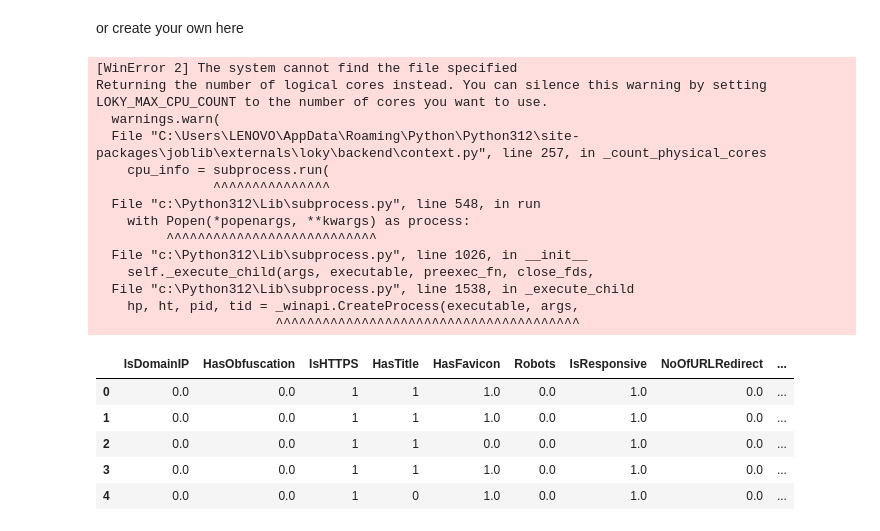
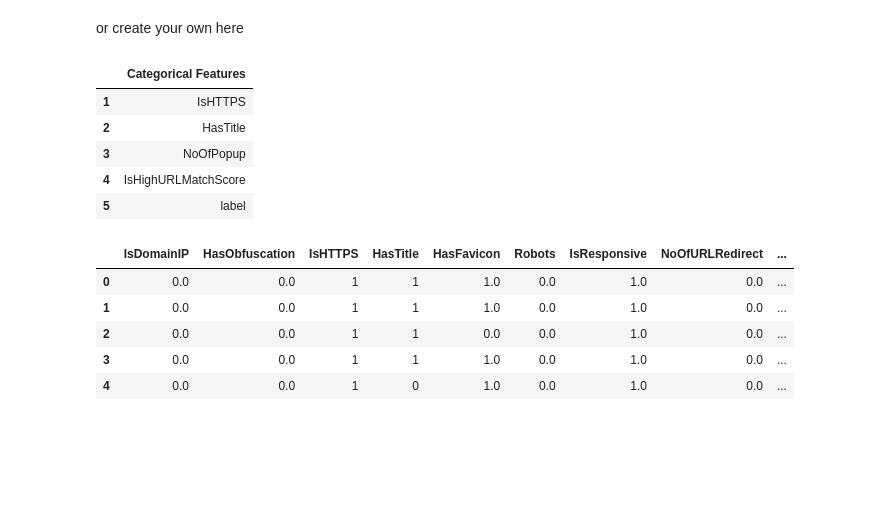
Before and after one commit to rickywijayaaa/Tubes2DAI, a Jupyter notebook: IF3070_DAI___Tugas_Besar_2_Notebook_Template.ipynb, the cells around one changed output. Cells and saved outputs as stored; diff of their text form; code cells hidden in the pictures; blank space fills up the shorter version.

Commit message:
check 1

```diff
--- a/IF3070_DAI___Tugas_Besar_2_Notebook_Template.ipynb
+++ b/IF3070_DAI___Tugas_Besar_2_Notebook_Template.ipynb
@@ -878,24 +864,34 @@ train_set.columns = train_set.columns.str.strip()
 # %%
 X_train = train_set.drop(['label'], axis=1)
 y_train = train_set['label']
-# %%
-# Perform resampling
-X_train, y_train = balance_classes(X_train, y_train)
-# %% [output]
-[WinError 2] The system cannot find the file specified
-Returning the number of logical cores instead. You can silence this warning by setting LOKY_MAX_CPU_COUNT to the number of cores you want to use.
-  warnings.warn(
-  File "C:\Users\LENOVO\AppData\Roaming\Python\Python312\site-packages\joblib\externals\loky\backend\context.py", line 257, in _count_physical_cores
-    cpu_info = subprocess.run(
-               ^^^^^^^^^^^^^^^
-  File "c:\Python312\Lib\subprocess.py", line 548, in run
-    with Popen(*popenargs, **kwargs) as process:
-         ^^^^^^^^^^^^^^^^^^^^^^^^^^^
-  File "c:\Python312\Lib\subprocess.py", line 1026, in __init__
-    self._execute_child(args, executable, preexec_fn, close_fds,
-  File "c:\Python312\Lib\subprocess.py", line 1538, in _execute_child
-    hp, ht, pid, tid = _winapi.CreateProcess(executable, args,
-                       ^^^^^^^^^^^^^^^^^^^^^^^^^^^^^^^^^^^^^^^
+# %%
+# Identify float columns in X_train
+binary_float_features = X_train.select_dtypes(include=['float', 'int']).columns
+
+# Check columns with only binary-like values (0, 1, NaN)
+binary_like_features = [
+    feature for feature in binary_float_features
+    if X_train[feature].nunique() <= 2
+]
+
+# Categorical columns + binary-like float columns
+categorical_features = X_train.select_dtypes(include=['object', 'category']).columns
+all_categorical_features = list(binary_like_features) + list(categorical_features)
+
+all_categorical_features = [feature for feature in all_categorical_features if feature not in ['NoOfURLRedirect', 'NoOfSelfRedirect','FILENAME','URL', 'Domain', 'Title']]
+all_categorical_features.append('label')
+# %%
+categorical_features_df = pd.DataFrame(all_categorical_features, columns=['Categorical Features'])
+categorical_features_df.index = range(1, len(categorical_features_df) + 1)
+
+categorical_features_df
+# %% [output]
+|  | Categorical Features |
+| 1 | IsHTTPS |
+| 2 | HasTitle |
+| 3 | NoOfPopup |
+| 4 | IsHighURLMatchScore |
+| 5 | label |
 # %%
 X_train.head()
 # %% [output]
```
Also changed, not shown: parts of 10 cells of this notebook, 7 other files.
